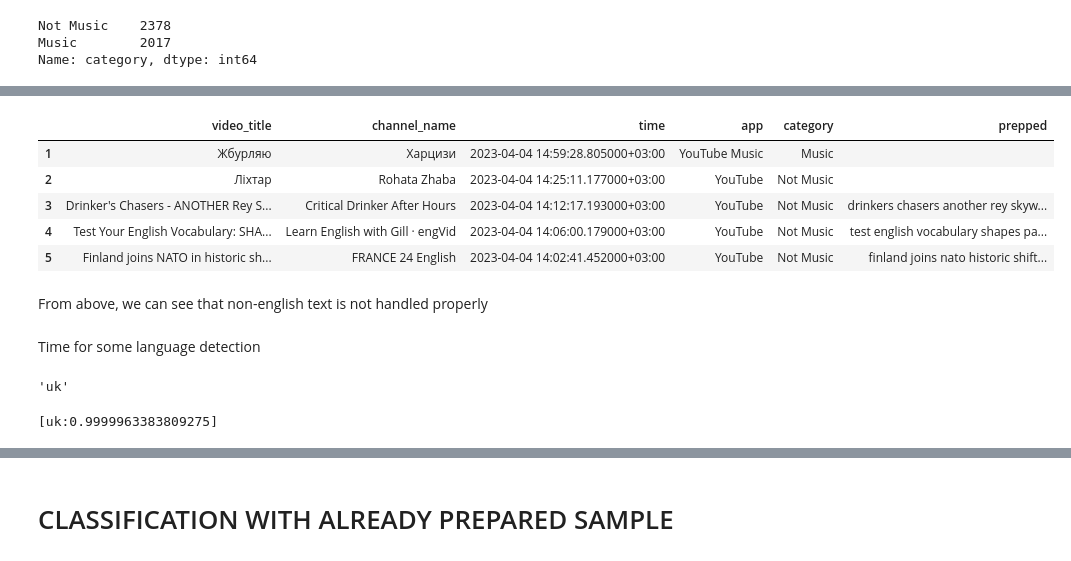
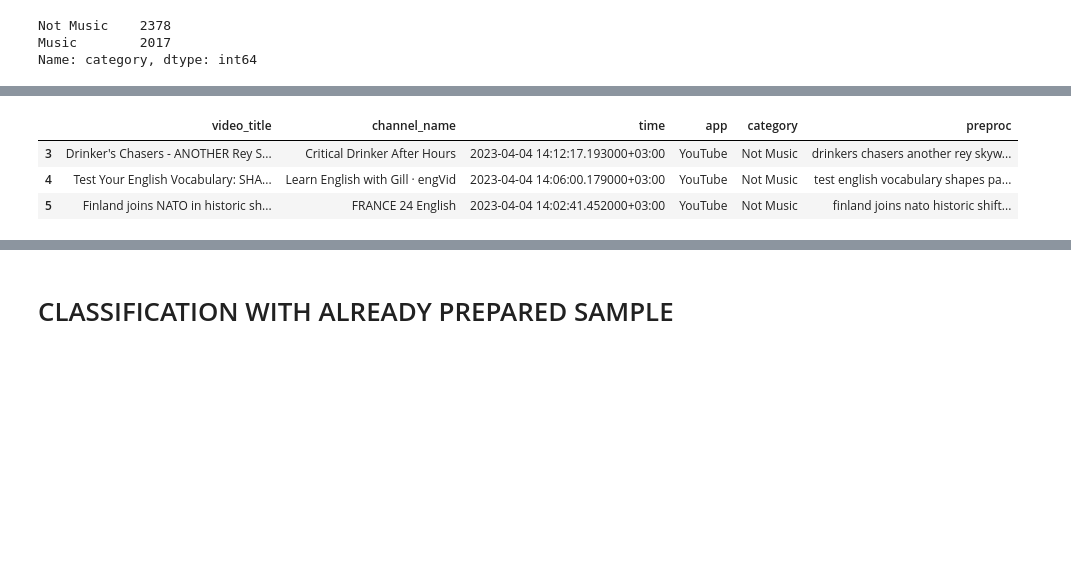
Before and after one commit to SanAntonik/yt_activity_analysis, a Jupyter notebook: classify.ipynb, the cells around one changed output, grey strips where cells are left out. Saved outputs shown, nothing was run; the diff lists cells and outputs as text; code cells hidden in the pictures; blank space fills up the shorter version.

```diff
--- a/classify.ipynb
+++ b/classify.ipynb
@@ -69,3 +51,0 @@ def initial_classification(row):
-# %%
-df["category"] = df.apply(initial_classification, axis=1)
-df.head(3)
@@ -83,5 +52,14 @@ True
 # %%
-def classification(row):
+def if_YT_Music(row):
+    if row["app"] == "YouTube Music":
+        category = "Music"
+    else:
+        category = "Not Music"
+    return category
+
+def if_in_YT_Music(row):
+    # if the channel_name or video_title were encountered in
+    # YT Music app before, assign "Music" category to the video
     category = row["category"]
     if row["category"] == "Not Music":
         if row["channel_name"] in music_df["channel_name"].values:
@@ -89,3 +67,8 @@ def classification(row):
         elif row["video_title"] in music_df["video_title"].values:
             category = "Music"
     return category
+
+df["category"] = df.apply(if_YT_Music, axis=1)
+music_df = df.loc[df["app"] == "YouTube Music"]
+df["category"] = df.apply(if_in_YT_Music, axis=1)
+df.head(3)
@@ -92,3 +79,0 @@ def classification(row):
-# %%
-df["category"] = df.apply(classification, axis=1)
-df
@@ -187,40 +88,28 @@ labeled_df
 # %%
 def preprocess(text):
     sentences = re.split("[\n\t]", text)
     # remove empty lines
     sentences = [sentence for sentence in sentences if sentence]
     # further cleaning
     sentences = [re.sub(r"[^0-9a-zA-Z\s]", "", sentence, re.I|re.A).lower() for sentence in sentences]
     sentences = [sentence.lower().strip() for sentence in sentences]
     wpt = nltk.WordPunctTokenizer()
     stop_words = nltk.corpus.stopwords.words("english")
     output = []
     for sentence in sentences:
         tokens = wpt.tokenize(sentence)
         filtered_tokens = [token for token in tokens if token not in stop_words]
         output.append(" ".join(filtered_tokens))
     return " ".join(output)
 
-df["prepped"] = df["video_title"].apply(preprocess)
-df.head(5)
+df["preproc"] = df["video_title"].apply(preprocess)
+# if we have print 'preproc' col, we'll see that non-english text is not properly handled
+# After several failed attempts at handling non-english text, it was decided to drop rows
+# where 'preproc' col has fewer than 4 chars
+df = df[df['preproc'].str.len() >= 4]
+df.head(3)
 # %% [output]
-|  | video_title | channel_name | time | app | category | prepped |
-| 1 | Жбурляю | Харцизи | 2023-04-04 14:59:28.805000+03:00 | YouTube Music | Music |  |
-| 2 | Ліхтар | Rohata Zhaba | 2023-04-04 14:25:11.177000+03:00 | YouTube | Not Music |  |
+|  | video_title | channel_name | time | app | category | preproc |
 | 3 | Drinker's Chasers - ANOTHER Rey S... | Critical Drinker After Hours | 2023-04-04 14:12:17.193000+03:00 | YouTube | Not Music | drinkers chasers another rey skyw... |
 | 4 | Test Your English Vocabulary: SHA... | Learn English with Gill · engVid | 2023-04-04 14:06:00.179000+03:00 | YouTube | Not Music | test english vocabulary shapes pa... |
 | 5 | Finland joins NATO in historic sh... | FRANCE 24 English | 2023-04-04 14:02:41.452000+03:00 | YouTube | Not Music | finland joins nato historic shift... |
-# %% [markdown]
-From above, we can see that non-english text is not handled properly
-# %% [markdown]
-Time for some language detection
-# %%
-from langdetect import detect
-detect("Тихо прийшов, тихо пішов або пісня спеціального...")
-# %% [output]
-'uk'
-# %%
-from langdetect import detect_langs
-detect_langs("Тихо прийшов, тихо пішов або пісня спеціального...")
-# %% [output]
-[uk:0.9999963383809275]
```
Also changed, not shown: parts of 35 cells of this notebook.
